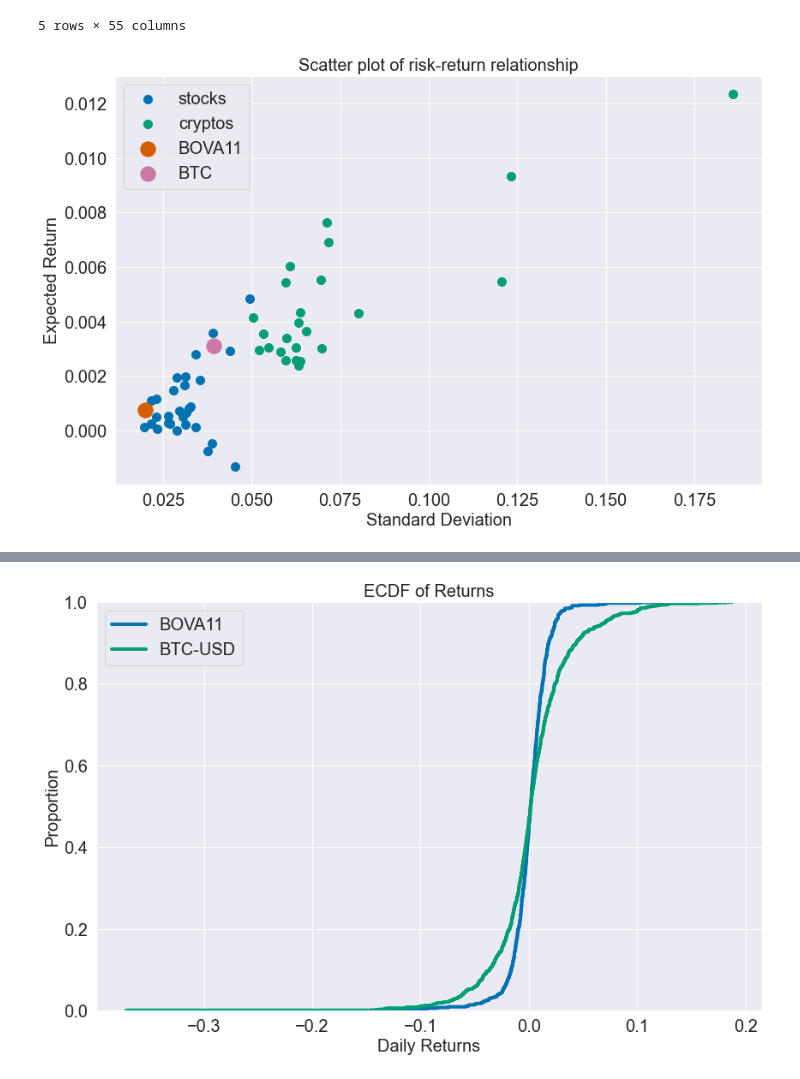
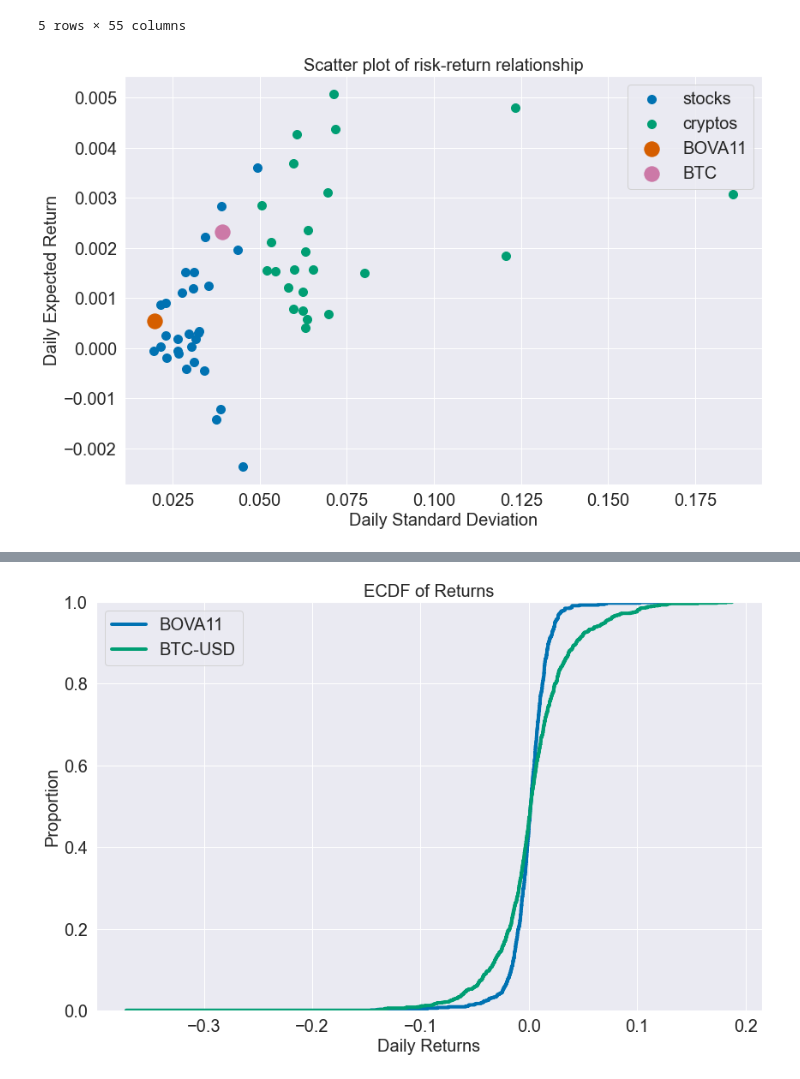
Before and after one commit to viengg/crypto-mpt, a Jupyter notebook: notebook.ipynb, the cells around one changed output, grey strips where cells are left out. Saved outputs shown, nothing was run; the diff lists cells and outputs as text; code cells hidden in the pictures.

Commit message:
fronteiras eficientes e muda pra media geometrica

```diff
--- a/notebook.ipynb
+++ b/notebook.ipynb
@@ -60,19 +60,28 @@ dados.head()
 # %%
 retornos_acoes = dados_acoes.pct_change().dropna()
 retornos_cripto = dados_cripto.pct_change().dropna()
+# %%
+def geometric_mean(returns):
+  return (1 + returns).prod() ** (1 / returns.count()) - 1
+
+retorno_esperado_acoes = geometric_mean(retornos_acoes)
+retorno_esperado_criptos = geometric_mean(retornos_cripto)
+
+vol_acoes = retornos_acoes.std()
+vol_cripto = retornos_cripto.std()
 # %%
-plt.scatter(retornos_acoes.std(), retornos_acoes.mean(), s=100)
-plt.scatter(retornos_cripto.std(), retornos_cripto.mean(), s=100)
-plt.scatter(retornos_acoes.std()['BOVA11'], retornos_acoes.mean()['BOVA11'], s=300)
-plt.scatter(retornos_cripto.std()['BTC-USD'], retornos_cripto.mean()['BTC-USD'],s=300)
-plt.ylabel("Expected Return")
-plt.xlabel("Standard Deviation")
+plt.scatter(vol_acoes, retorno_esperado_acoes, s=100)
+plt.scatter(vol_cripto, retorno_esperado_criptos, s=100)
+plt.scatter(vol_acoes['BOVA11'], retorno_esperado_acoes['BOVA11'], s=300)
+plt.scatter(vol_cripto['BTC-USD'], retorno_esperado_criptos['BTC-USD'],s=300)
+plt.ylabel("Daily Expected Return")
+plt.xlabel("Daily Standard Deviation")
 plt.title("Scatter plot of risk-return relationship")
 plt.legend(["stocks", "cryptos", "BOVA11", "BTC"])
 plt.tight_layout()
 plt.savefig(f"graficos/scatter_plot_{ANO}.png")
 # %% [output]
-[figure, old version]
+[figure, new version]
 # %%
 def sharpe_ratio(data, N):
     returns = data.pct_change()
```
Also changed, not shown: parts of 12 cells of this notebook, 6 other files.
